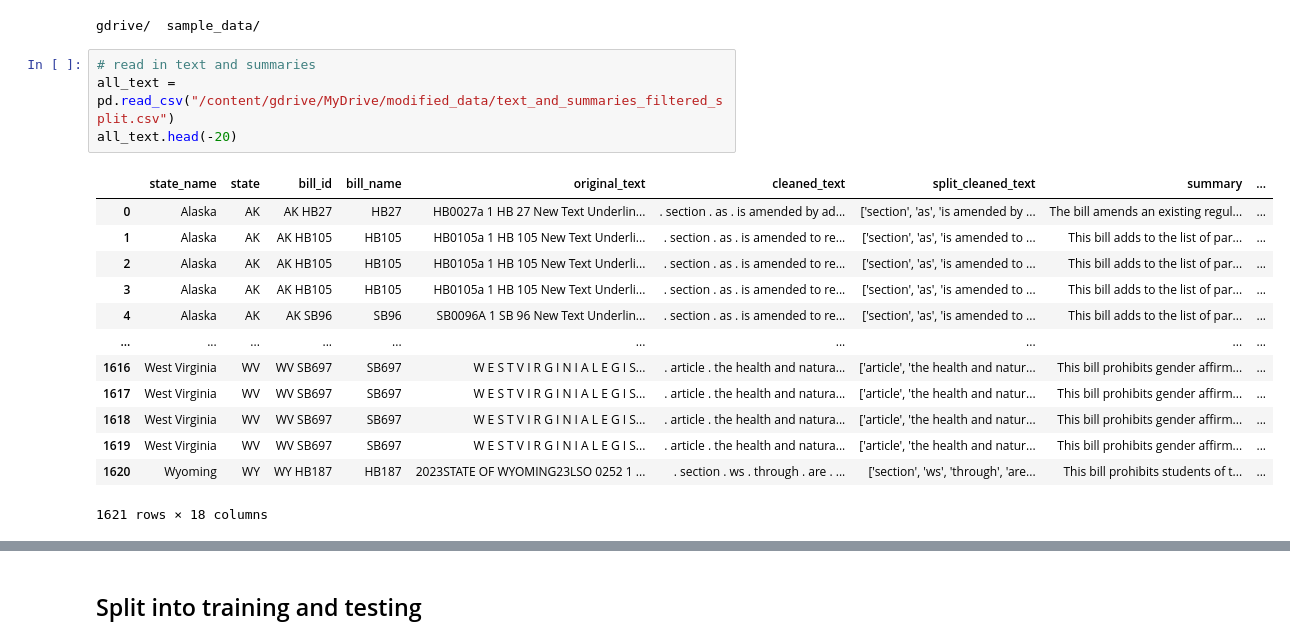
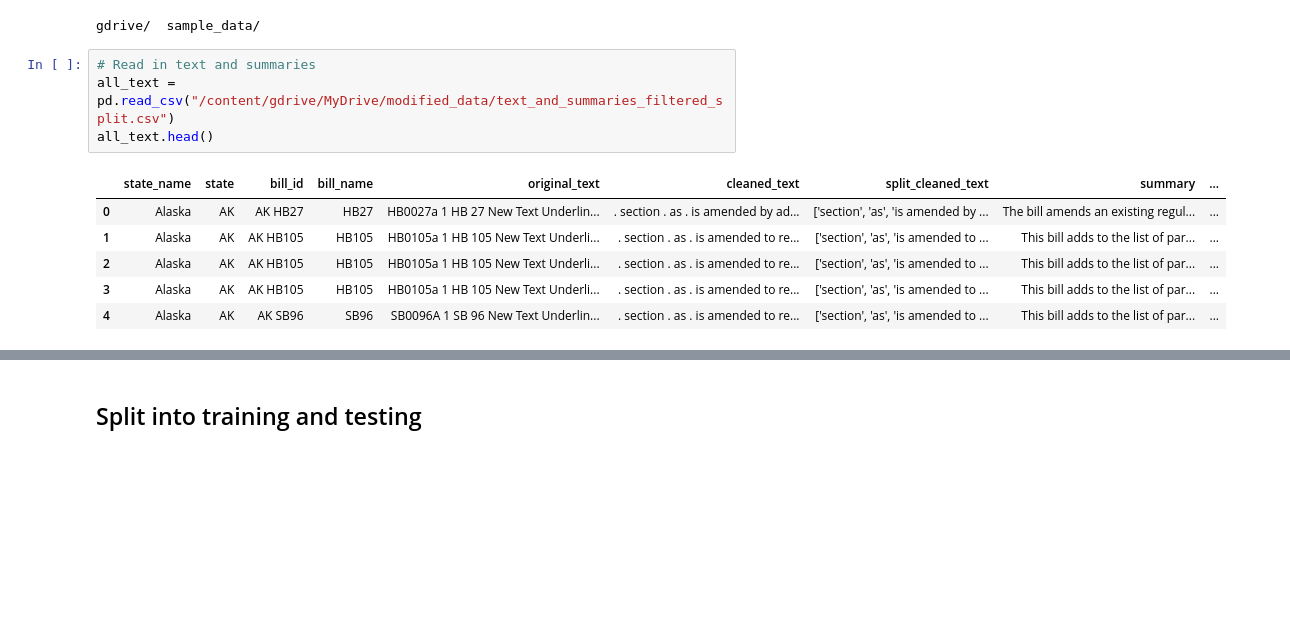
Before and after one commit to miammayerhofer/ANLY521_Final_Project, a Jupyter notebook: code/summarization/Summarization_HF_All_Bills_Split.ipynb, the cells around one changed output, grey strips where cells are left out. Saved outputs shown, nothing was run; the diff lists cells and outputs as text; blank space fills up the shorter version.

```diff
--- a/code/summarization/Summarization_HF_All_Bills_Split.ipynb
+++ b/code/summarization/Summarization_HF_All_Bills_Split.ipynb
@@ -49,22 +50,15 @@ Mounted at /content/gdrive
 # %% [output]
 gdrive/  sample_data/
 # %%
-# read in text and summaries
+# Read in text and summaries
 all_text = pd.read_csv("/content/gdrive/MyDrive/modified_data/text_and_summaries_filtered_split.csv")
-all_text.head(-20)
+all_text.head()
 # %% [output]
 |  | state_name | state | bill_id | bill_name | original_text | cleaned_text | split_cleaned_text | summary | ... |
 | 0 | Alaska | AK | AK HB27 | HB27 | HB0027a 1 HB 27 New Text Underlin... | . section . as . is amended by ad... | ['section', 'as', 'is amended by ... | The bill amends an existing regul... | ... |
 | 1 | Alaska | AK | AK HB105 | HB105 | HB0105a 1 HB 105 New Text Underli... | . section . as . is amended to re... | ['section', 'as', 'is amended to ... | This bill adds to the list of par... | ... |
 | 2 | Alaska | AK | AK HB105 | HB105 | HB0105a 1 HB 105 New Text Underli... | . section . as . is amended to re... | ['section', 'as', 'is amended to ... | This bill adds to the list of par... | ... |
 | 3 | Alaska | AK | AK HB105 | HB105 | HB0105a 1 HB 105 New Text Underli... | . section . as . is amended to re... | ['section', 'as', 'is amended to ... | This bill adds to the list of par... | ... |
 | 4 | Alaska | AK | AK SB96 | SB96 | SB0096A 1 SB 96 New Text Underlin... | . section . as . is amended to re... | ['section', 'as', 'is amended to ... | This bill adds to the list of par... | ... |
-| ... | ... | ... | ... | ... | ... | ... | ... | ... | ... |
-| 1616 | West Virginia | WV | WV SB697 | SB697 | W E S T V I R G I N I A L E G I S... | . article . the health and natura... | ['article', 'the health and natur... | This bill prohibits gender affirm... | ... |
-| 1617 | West Virginia | WV | WV SB697 | SB697 | W E S T V I R G I N I A L E G I S... | . article . the health and natura... | ['article', 'the health and natur... | This bill prohibits gender affirm... | ... |
-| 1618 | West Virginia | WV | WV SB697 | SB697 | W E S T V I R G I N I A L E G I S... | . article . the health and natura... | ['article', 'the health and natur... | This bill prohibits gender affirm... | ... |
-| 1619 | West Virginia | WV | WV SB697 | SB697 | W E S T V I R G I N I A L E G I S... | . article . the health and natura... | ['article', 'the health and natur... | This bill prohibits gender affirm... | ... |
-| 1620 | Wyoming | WY | WY HB187 | HB187 | 2023STATE OF WYOMING23LSO 0252 1 ... | . section . ws . through . are . ... | ['section', 'ws', 'through', 'are... | This bill prohibits students of t... | ... |
-1621 rows × 18 columns
 # %%
 cols_keep = ['state','bill_id', 'summary', 'doc_number', 'split_text']
```
Also changed, not shown: parts of 23 cells of this notebook.
